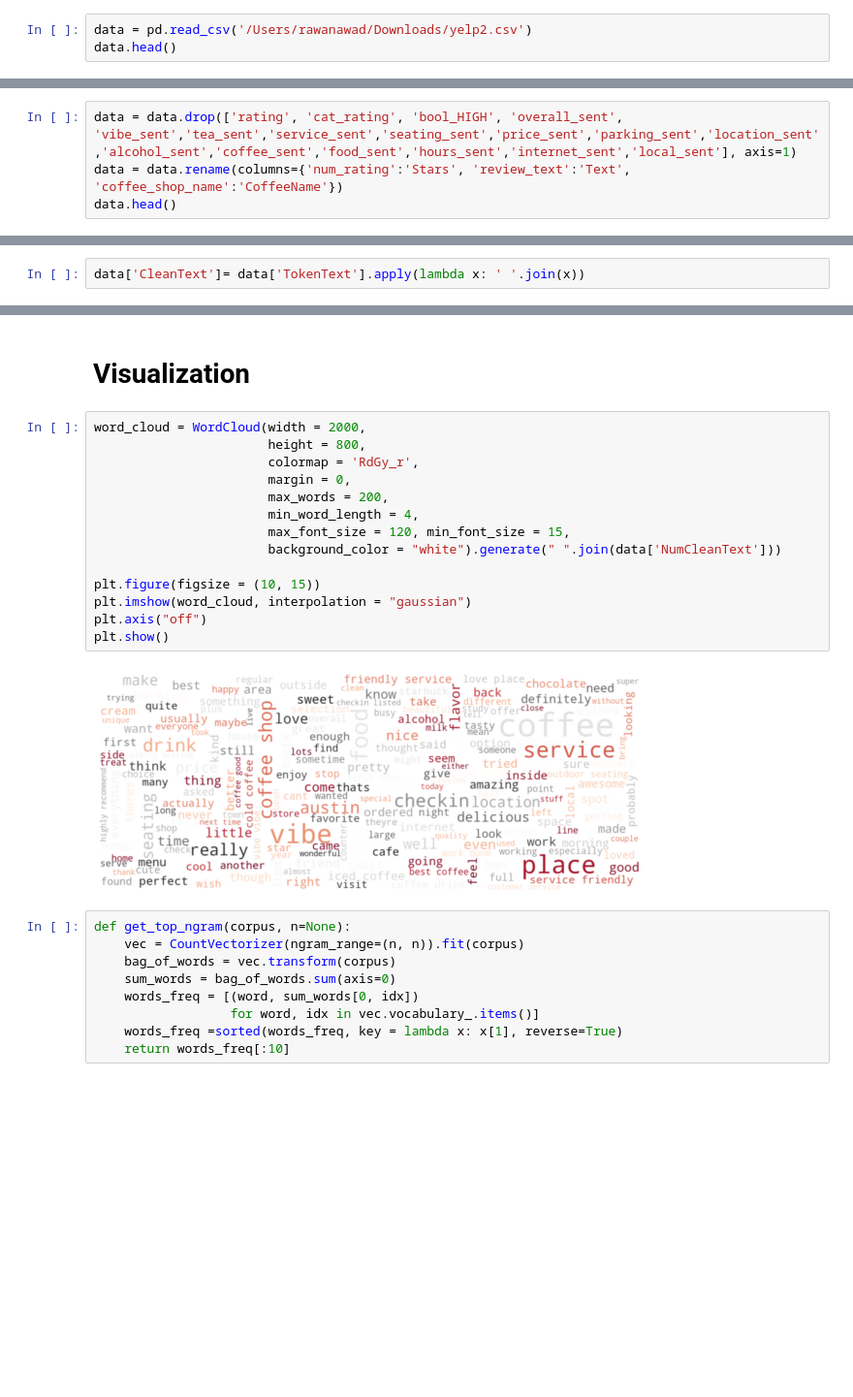
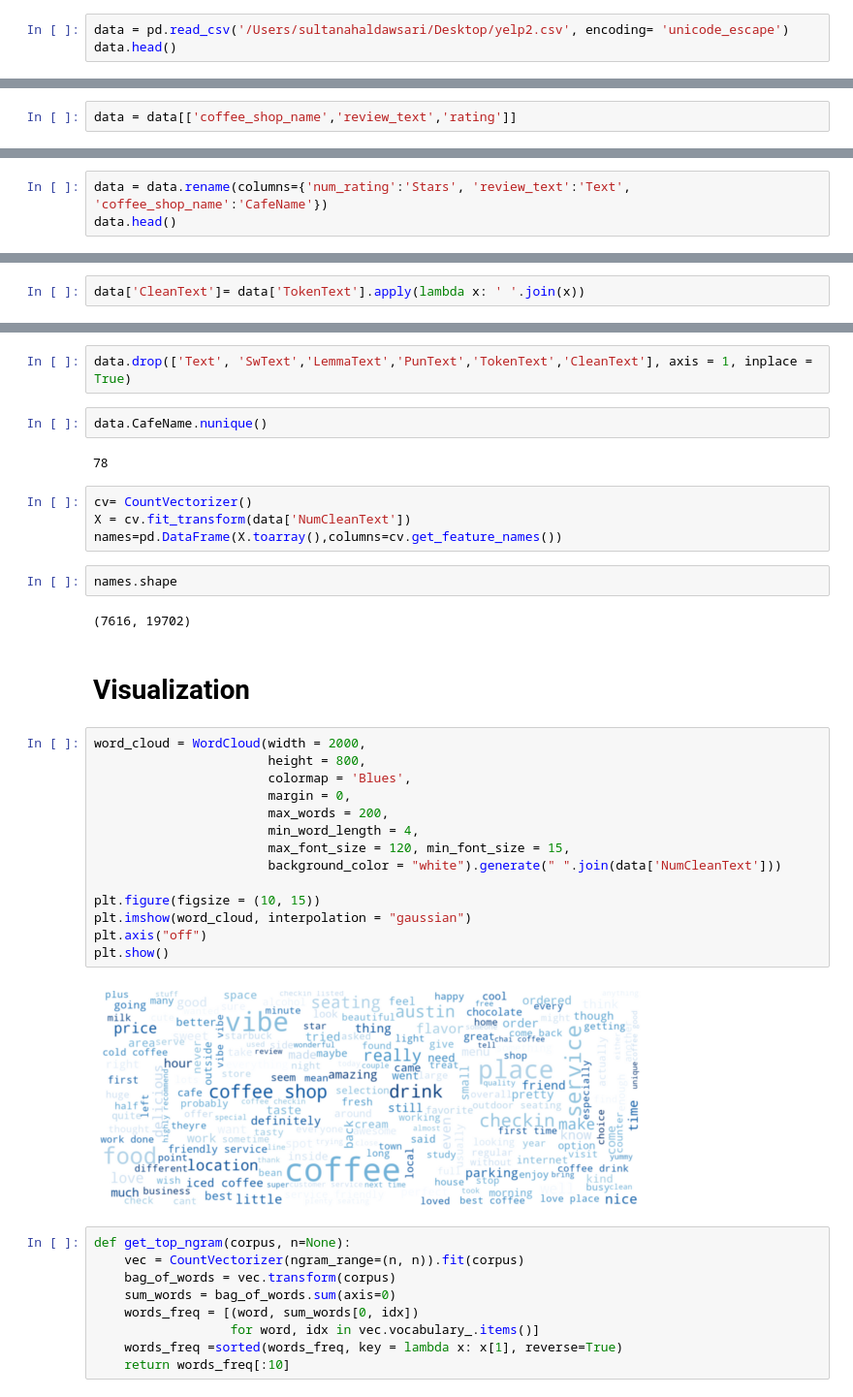
Before and after one commit to su-daw/Unsupervised-Learning-and-NLP, a Jupyter notebook: yelpFinalNotebook.ipynb, the cells around one changed output, grey strips where cells are left out. Shown at 97% size. Cells and saved outputs as stored; diff of their text form; blank space fills up the shorter version.

```diff
--- a/yelpFinalNotebook.ipynb
+++ b/yelpFinalNotebook.ipynb
@@ -41,6 +43,6 @@ from textblob import TextBlob
 [nltk_data]   Package wordnet is already up-to-date!
 # %%
-data = pd.read_csv('/Users/rawanawad/Downloads/yelp2.csv')
+data = pd.read_csv('/Users/sultanahaldawsari/Desktop/yelp2.csv', encoding= 'unicode_escape')
 data.head()
 # %% [output]
 |  | coffee_shop_name | review_text | rating | num_rating | cat_rating | bool_HIGH | overall_sent | vibe_sent | ... |
@@ -64,3 +66,5 @@ data.review_text
 7619                                                  NaN
 7620                                                  NaN
 Name: review_text, Length: 7621, dtype: object
+# %%
+data = data[['coffee_shop_name','review_text','rating']]
@@ -136,5 +125,4 @@ Index(['coffee_shop_name', 'review_text', 'rating', 'num_rating', 'cat_rating',
 # %%
-data = data.drop(['rating', 'cat_rating', 'bool_HIGH', 'overall_sent', 'vibe_sent','tea_sent','service_sent','seating_sent','price_sent','parking_sent','location_sent','alcohol_sent','coffee_sent','food_sent','hours_sent','internet_sent','local_sent'], axis=1)
-data = data.rename(columns={'num_rating':'Stars', 'review_text':'Text', 'coffee_shop_name':'CoffeeName'})
+data = data.rename(columns={'num_rating':'Stars', 'review_text':'Text', 'coffee_shop_name':'CafeName'})
 data.head()
 # %% [output]
@@ -213,21 +183,35 @@ data.head()
+# %%
+data.drop(['Text', 'SwText','LemmaText','PunText','TokenText','CleanText'], axis = 1, inplace = True)
+# %%
+data.CafeName.nunique()
+# %% [output]
+78
+# %%
+cv= CountVectorizer()
+X = cv.fit_transform(data['NumCleanText'])
+names=pd.DataFrame(X.toarray(),columns=cv.get_feature_names())
+# %%
+names.shape
+# %% [output]
+(7616, 19702)
 # %% [markdown]
 # Visualization
 # %%
 word_cloud = WordCloud(width = 2000,
                        height = 800,
-                       colormap = 'RdGy_r',
+                       colormap = 'Blues',
                        margin = 0,
                        max_words = 200,
                        min_word_length = 4,
                        max_font_size = 120, min_font_size = 15,
                        background_color = "white").generate(" ".join(data['NumCleanText']))
 
 plt.figure(figsize = (10, 15))
 plt.imshow(word_cloud, interpolation = "gaussian")
 plt.axis("off")
 plt.show()
 # %% [output]
-[figure, old version]
+[figure, new version]
 # %%
 def get_top_ngram(corpus, n=None):
     vec = CountVectorizer(ngram_range=(n, n)).fit(corpus)
```
Also changed, not shown: parts of 33 cells of this notebook.
